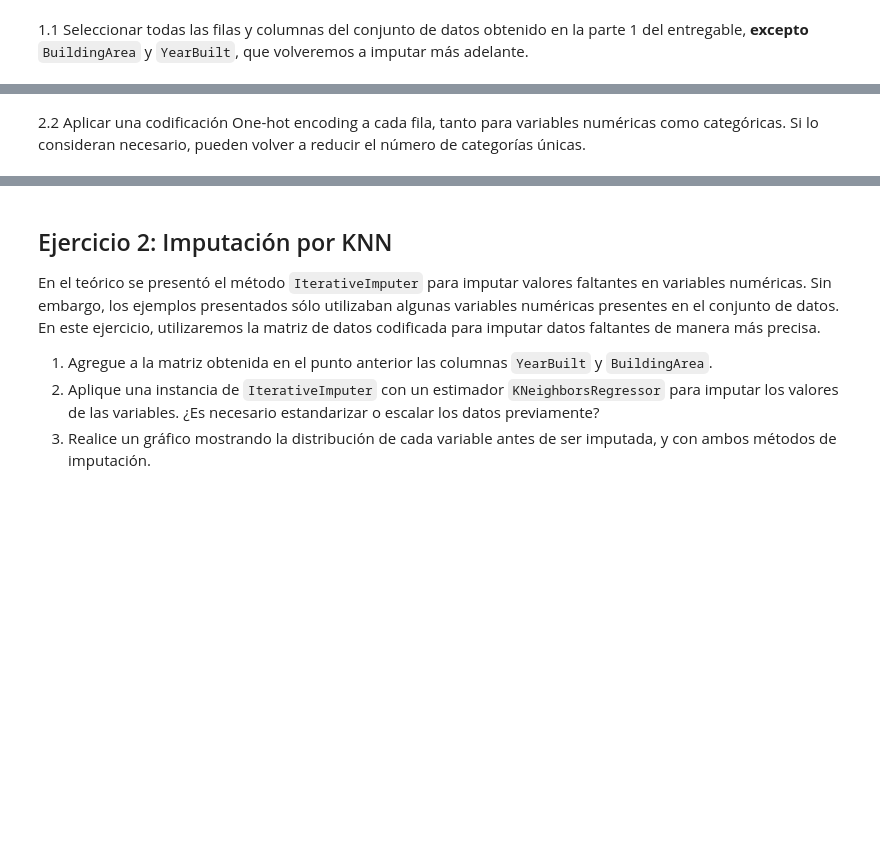
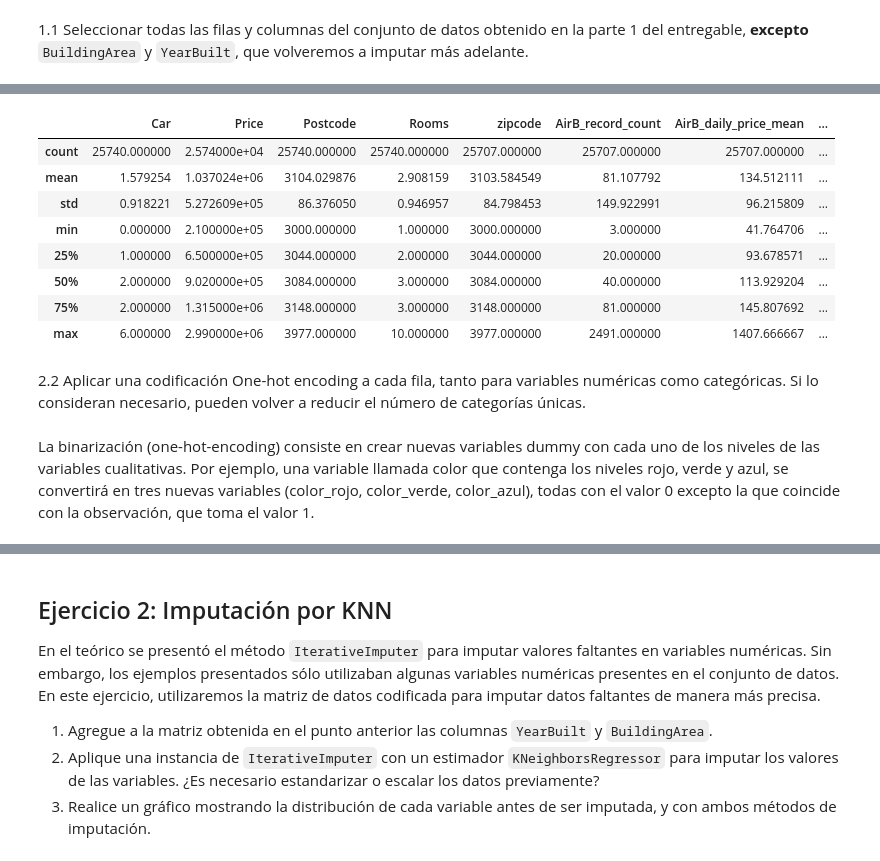
Before and after one commit to carolina-garay/AnalisisExploratorioYCuracion_Grupo32, a Jupyter notebook: AyC_Parte2__Garay_v1.ipynb, the cells around one changed output, grey strips where cells are left out. Cells and saved outputs as stored; diff of their text form; code cells hidden in the pictures; blank space fills up the shorter version.

```diff
--- a/AyC_Parte2__Garay_v1.ipynb
+++ b/AyC_Parte2__Garay_v1.ipynb
@@ -85,3 +98,17 @@ airmelb_new.sample(5)
+# %%
+df.select_dtypes(include=['float64', 'int']).describe()
+# %% [output]
+|  | Car | Price | Postcode | Rooms | zipcode | AirB_record_count | AirB_daily_price_mean | ... |
+| count | 25740.000000 | 2.574000e+04 | 25740.000000 | 25740.000000 | 25707.000000 | 25707.000000 | 25707.000000 | ... |
+| mean | 1.579254 | 1.037024e+06 | 3104.029876 | 2.908159 | 3103.584549 | 81.107792 | 134.512111 | ... |
+| std | 0.918221 | 5.272609e+05 | 86.376050 | 0.946957 | 84.798453 | 149.922991 | 96.215809 | ... |
+| min | 0.000000 | 2.100000e+05 | 3000.000000 | 1.000000 | 3000.000000 | 3.000000 | 41.764706 | ... |
+| 25% | 1.000000 | 6.500000e+05 | 3044.000000 | 2.000000 | 3044.000000 | 20.000000 | 93.678571 | ... |
+| 50% | 2.000000 | 9.020000e+05 | 3084.000000 | 3.000000 | 3084.000000 | 40.000000 | 113.929204 | ... |
+| 75% | 2.000000 | 1.315000e+06 | 3148.000000 | 3.000000 | 3148.000000 | 81.000000 | 145.807692 | ... |
+| max | 6.000000 | 2.990000e+06 | 3977.000000 | 10.000000 | 3977.000000 | 2491.000000 | 1407.666667 | ... |
 # %% [markdown]
 
 2.2 Aplicar una codificación One-hot encoding a cada fila, tanto para variables numéricas como categóricas. Si lo consideran necesario, pueden volver a reducir el número de categorías únicas.
+# %% [markdown]
+La binarización (one-hot-encoding) consiste en crear nuevas variables dummy con cada uno de los niveles de las variables cualitativas. Por ejemplo, una variable llamada color que contenga los niveles rojo, verde y azul, se convertirá en tres nuevas variables (color_rojo, color_verde, color_azul), todas con el valor 0 excepto la que coincide con la observación, que toma el valor 1.
```
Also changed, not shown: parts of 20 cells of this notebook.
